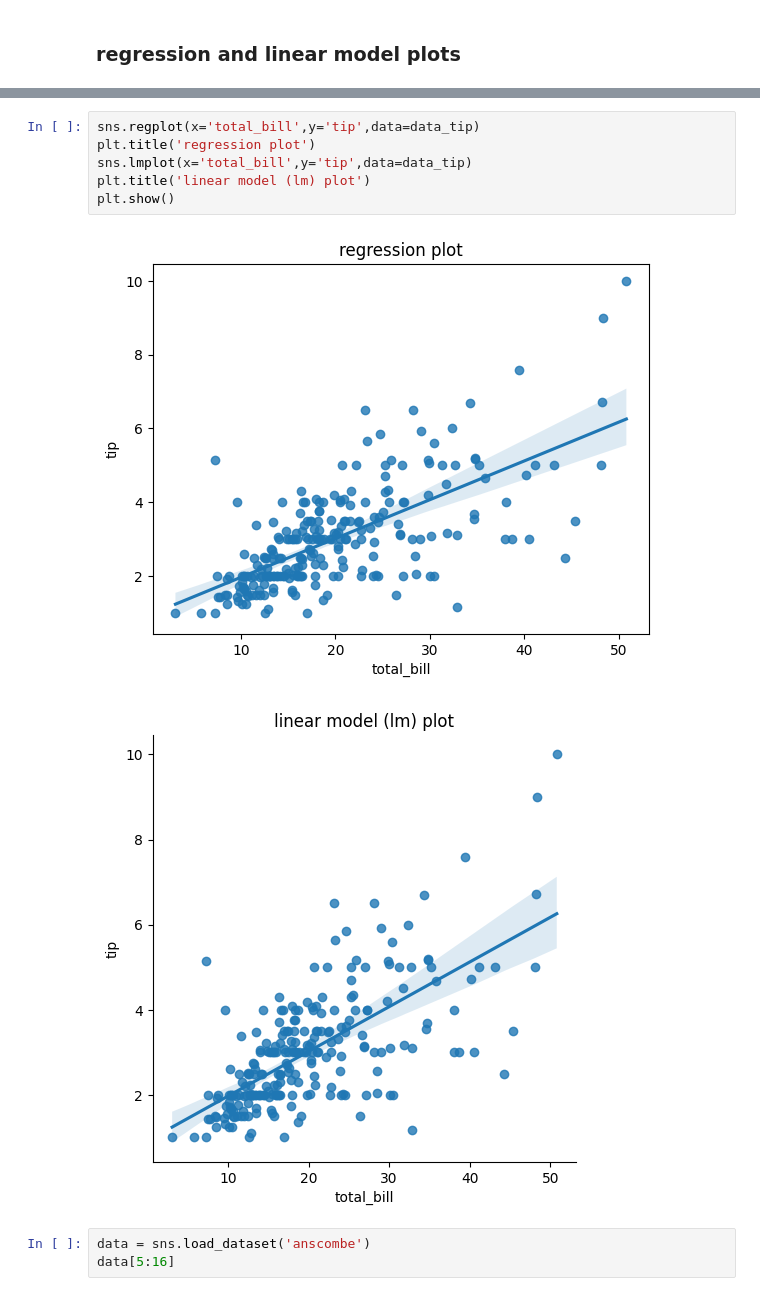
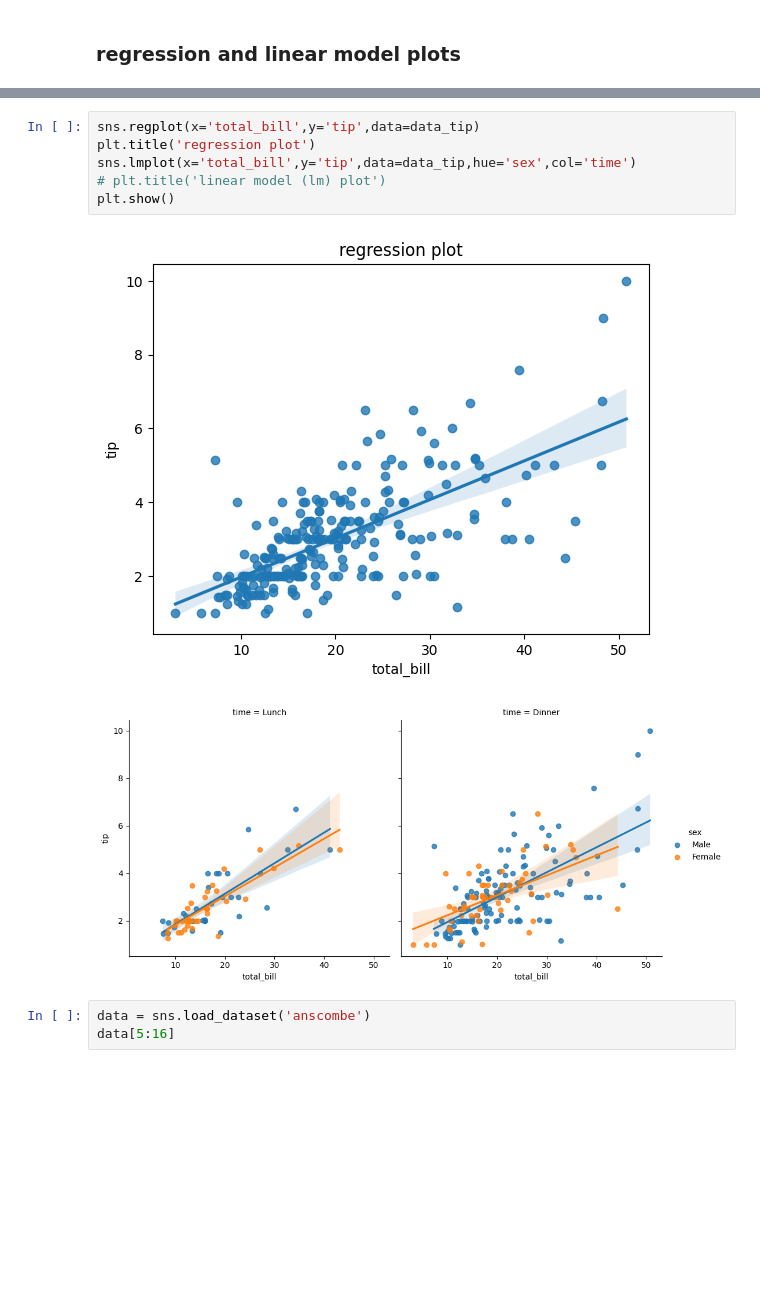
Before and after one commit to krthiksha/Data_Visualization, a Jupyter notebook: Seaborn.ipynb, the cells around one changed output, grey strips where cells are left out. Drawn from its saved outputs; the diff is of its cells as text; blank space fills up the shorter version.

```diff
--- a/Seaborn.ipynb
+++ b/Seaborn.ipynb
@@ -188,12 +200,12 @@ data.head()
 # %%
 sns.regplot(x='total_bill',y='tip',data=data_tip)
 plt.title('regression plot')
-sns.lmplot(x='total_bill',y='tip',data=data_tip)
-plt.title('linear model (lm) plot')
+sns.lmplot(x='total_bill',y='tip',data=data_tip,hue='sex',col='time')
+# plt.title('linear model (lm) plot')
 plt.show()
 # %% [output]
 [figure]
-[figure, old version]
+[figure, new version]
 # %%
 data = sns.load_dataset('anscombe')
 data[5:16]
```
Also changed, not shown: parts of 13 cells of this notebook.
